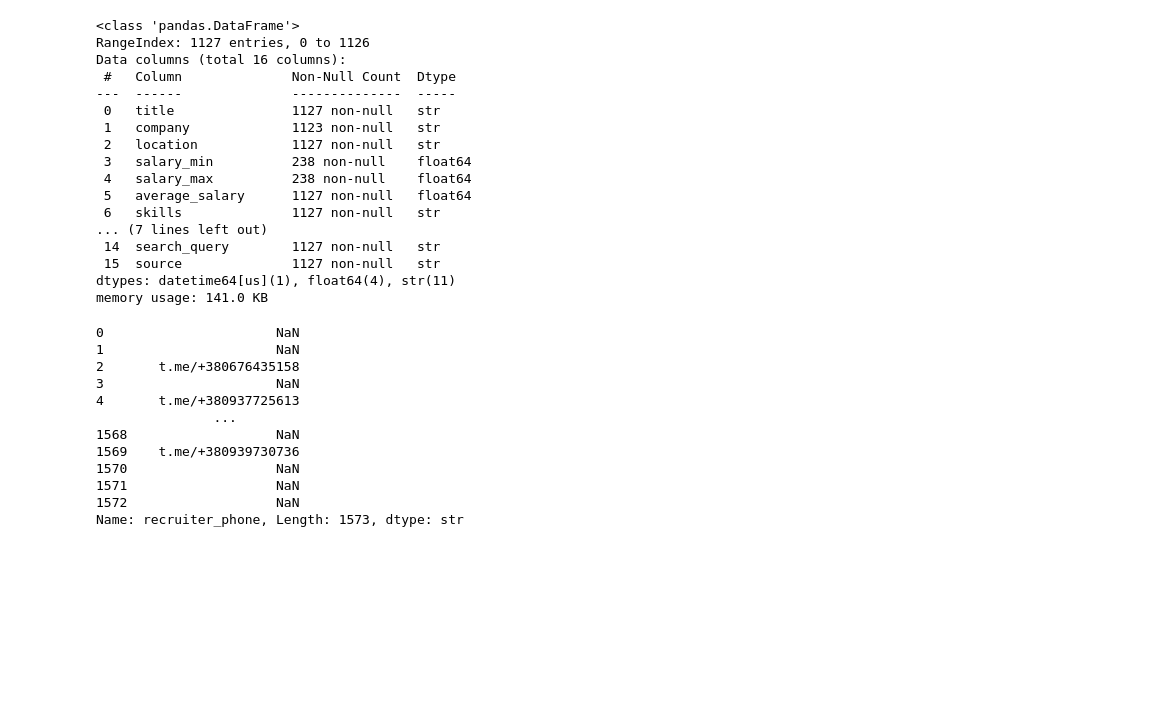
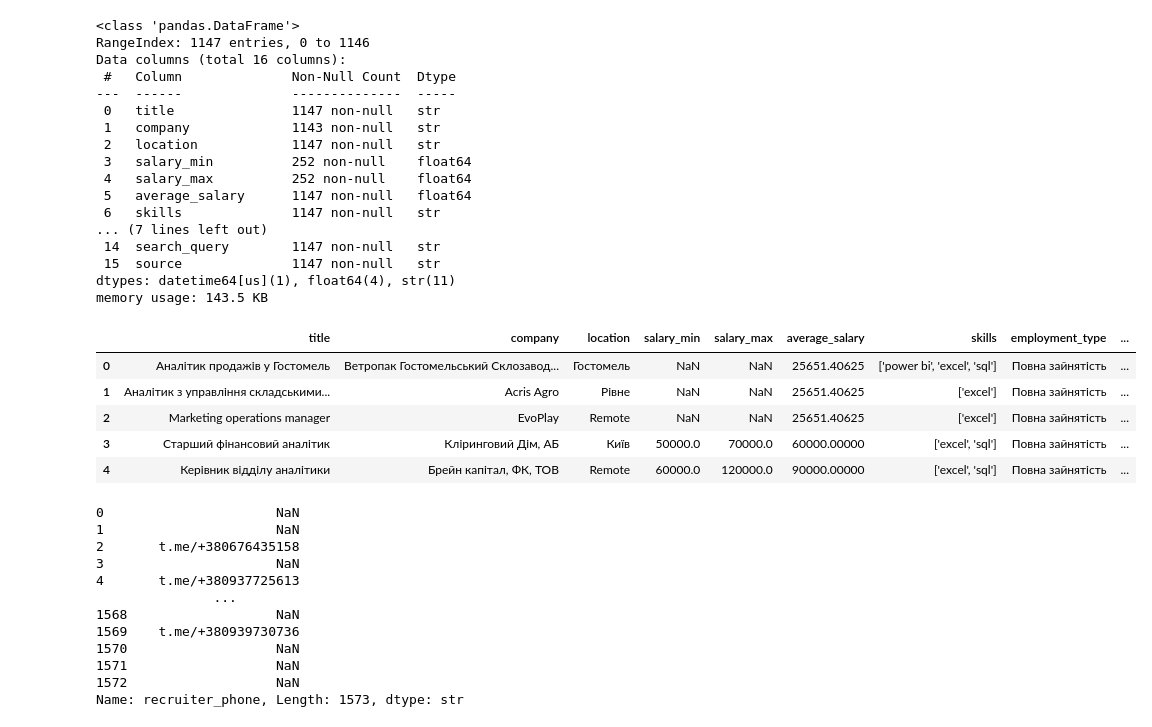
Before and after one commit to Trequartista1/job-market-parser, a Jupyter notebook: notebooks/df_handling.ipynb, the cells around one changed output. Cells and saved outputs as stored; diff of their text form; code cells hidden in the pictures; blank space fills up the shorter version.

```diff
--- a/notebooks/df_handling.ipynb
+++ b/notebooks/df_handling.ipynb
@@ -5,27 +5,36 @@ import ast
 # %%
 workua = pd.read_csv("../data_2/csvs/workua_set_24_03.csv")
 rabotaua = pd.read_csv("../data_2/csvs/robotaua_set_24_03.csv")
-g = pd.read_csv("../data_2/csvs/final_set_24_03.csv", parse_dates=["published_datetime"])
+g = pd.read_csv("../data_2/processed/final_set.csv", parse_dates=["published_datetime"])
 # %%
 g.info()
 # %% [output]
 <class 'pandas.DataFrame'>
-RangeIndex: 1127 entries, 0 to 1126
+RangeIndex: 1147 entries, 0 to 1146
 Data columns (total 16 columns):
  #   Column              Non-Null Count  Dtype
 ---  ------              --------------  -----
- 0   title               1127 non-null   str
- 1   company             1123 non-null   str
- 2   location            1127 non-null   str
- 3   salary_min          238 non-null    float64
- 4   salary_max          238 non-null    float64
- 5   average_salary      1127 non-null   float64
- 6   skills              1127 non-null   str
+ 0   title               1147 non-null   str
+ 1   company             1143 non-null   str
+ 2   location            1147 non-null   str
+ 3   salary_min          252 non-null    float64
+ 4   salary_max          252 non-null    float64
+ 5   average_salary      1147 non-null   float64
+ 6   skills              1147 non-null   str
 ... (7 lines left out)
- 14  search_query        1127 non-null   str
- 15  source              1127 non-null   str
+ 14  search_query        1147 non-null   str
+ 15  source              1147 non-null   str
 dtypes: datetime64[us](1), float64(4), str(11)
-memory usage: 141.0 KB
+memory usage: 143.5 KB
+# %%
+g.head()
+# %% [output]
+|  | title | company | location | salary_min | salary_max | average_salary | skills | employment_type | ... |
+| 0 | Аналітик продажів у Гостомель | Ветропак Гостомельський Склозавод... | Гостомель | NaN | NaN | 25651.40625 | ['power bi', 'excel', 'sql'] | Повна зайнятість | ... |
+| 1 | Аналітик з управління складськими... | Aсris Agro | Рівне | NaN | NaN | 25651.40625 | ['excel'] | Повна зайнятість | ... |
+| 2 | Marketing operations manager | EvoPlay | Remote | NaN | NaN | 25651.40625 | ['excel'] | Повна зайнятість | ... |
+| 3 | Старший фінансовий аналітик | Кліринговий Дім, АБ | Київ | 50000.0 | 70000.0 | 60000.00000 | ['excel', 'sql'] | Повна зайнятість | ... |
+| 4 | Керівник відділу аналітики | Брейн капітал, ФК, ТОВ | Remote | 60000.0 | 120000.0 | 90000.00000 | ['excel', 'sql'] | Повна зайнятість | ... |
 # %%
 res = pd.read_csv("../data_2/csvs/final_concated_24_03.csv", parse_dates=["published_datetime"])
 # %%
```
Also changed, not shown: 13 other files.
